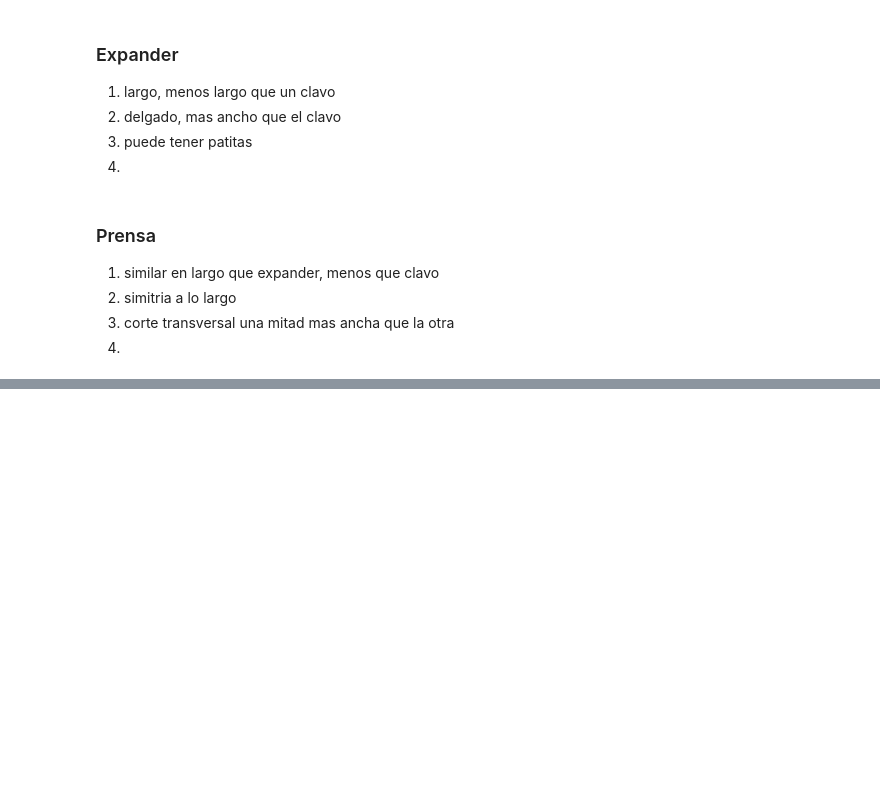
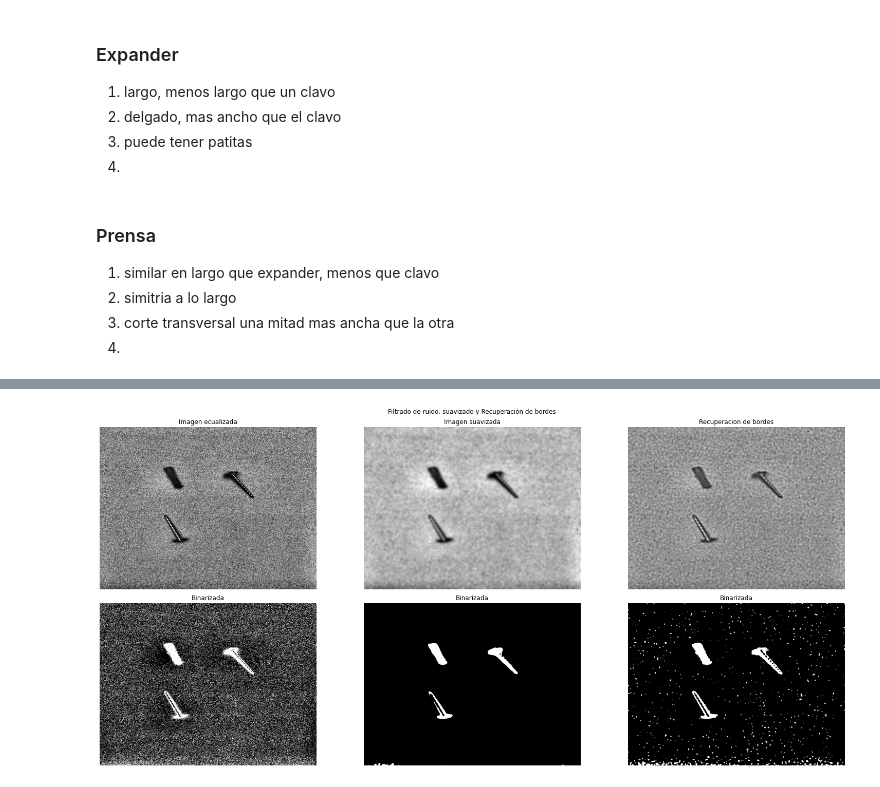
Before and after one commit to carlosjaravas/-Tarea_4_Vision, a Jupyter notebook: Tarea4.ipynb, the cells around one changed output, grey strips where cells are left out. Drawn from its saved outputs; the diff is of its cells as text; code cells hidden in the pictures; blank space fills up the shorter version.

```diff
--- a/Tarea4.ipynb
+++ b/Tarea4.ipynb
@@ -57,0 +107,45 @@ path = os.getcwd()
+# %%
+thresh=0.3
+
+f = EQUA
+binary_f = f > thresh
+binary_f = ~binary_f
+
+blurred_f = ndimage.gaussian_filter(f, 3)
+binary_blurred_f = blurred_f > thresh
+binary_blurred_f = ~binary_blurred_f
+
+filter_blurred_f = ndimage.gaussian_filter(blurred_f, 1)
+alpha = 40
+sharpened = blurred_f + alpha * (blurred_f - filter_blurred_f)
+binary_sharpened = sharpened > thresh
+binary_sharpened = ~binary_sharpened
+
+fig1, axs = plt.subplots(2,3,figsize=(22,10))
+fig1.suptitle('Filtrado de ruido, suavizado y Recuperación de bordes')
+
+axs[0,0].set_title("Imagen ecualizada")
+axs[0,0].imshow(f, cmap=plt.cm.gray)
+axs[0,0].set_axis_off()
+axs[1,0].set_title("Binarizada")
+axs[1,0].imshow(binary_f, cmap=plt.cm.gray)
+axs[1,0].set_axis_off()
+
+axs[0,1].set_title("Imagen suavizada")
+axs[0,1].imshow(blurred_f, cmap=plt.cm.gray)
+axs[0,1].set_axis_off()
+axs[1,1].set_title("Binarizada")
+axs[1,1].imshow(binary_blurred_f, cmap=plt.cm.gray)
+axs[1,1].set_axis_off()
+
+axs[0,2].set_title("Recuperacion de bordes")
+axs[0,2].imshow(sharpened, cmap=plt.cm.gray)
+axs[0,2].set_axis_off()
+axs[1,2].set_title("Binarizada")
+axs[1,2].imshow(binary_sharpened, cmap=plt.cm.gray)
+axs[1,2].set_axis_off()
+
+plt.tight_layout()
+plt.show()
+# %% [output]
+[figure, added]
```
Also changed, not shown: parts of 10 cells of this notebook.
